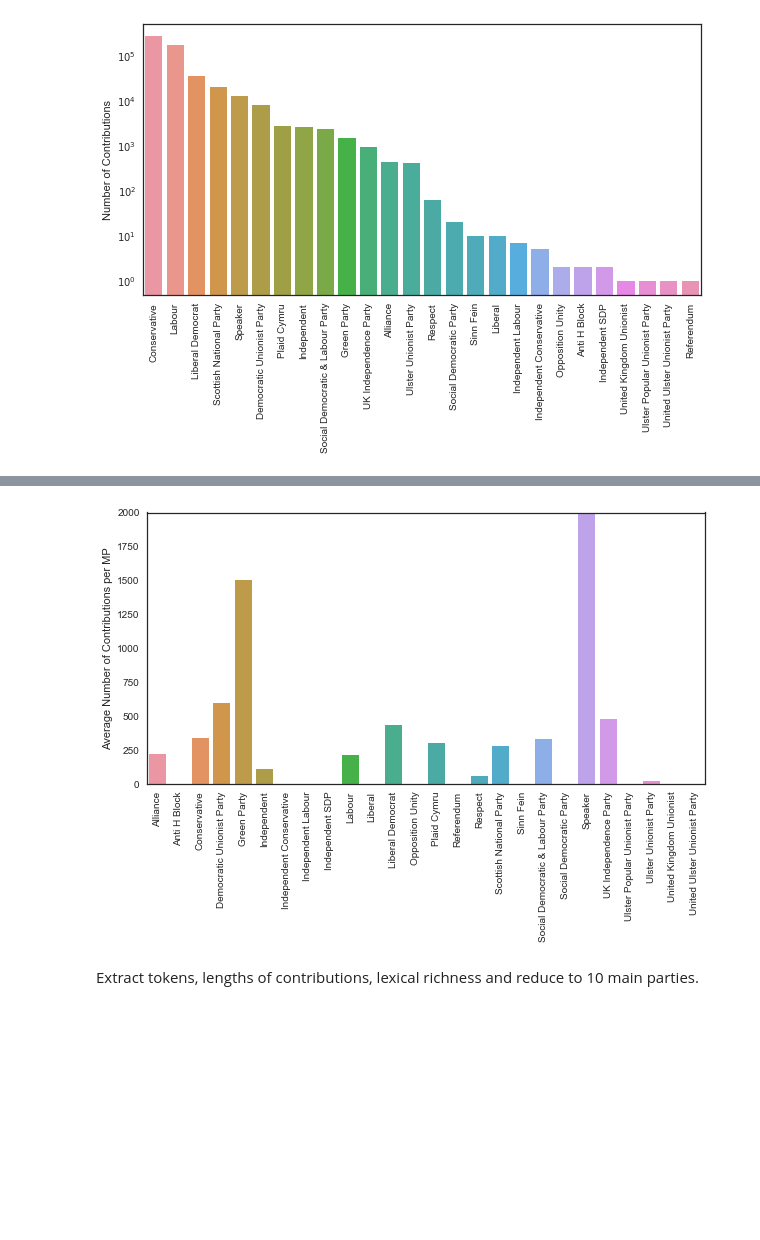
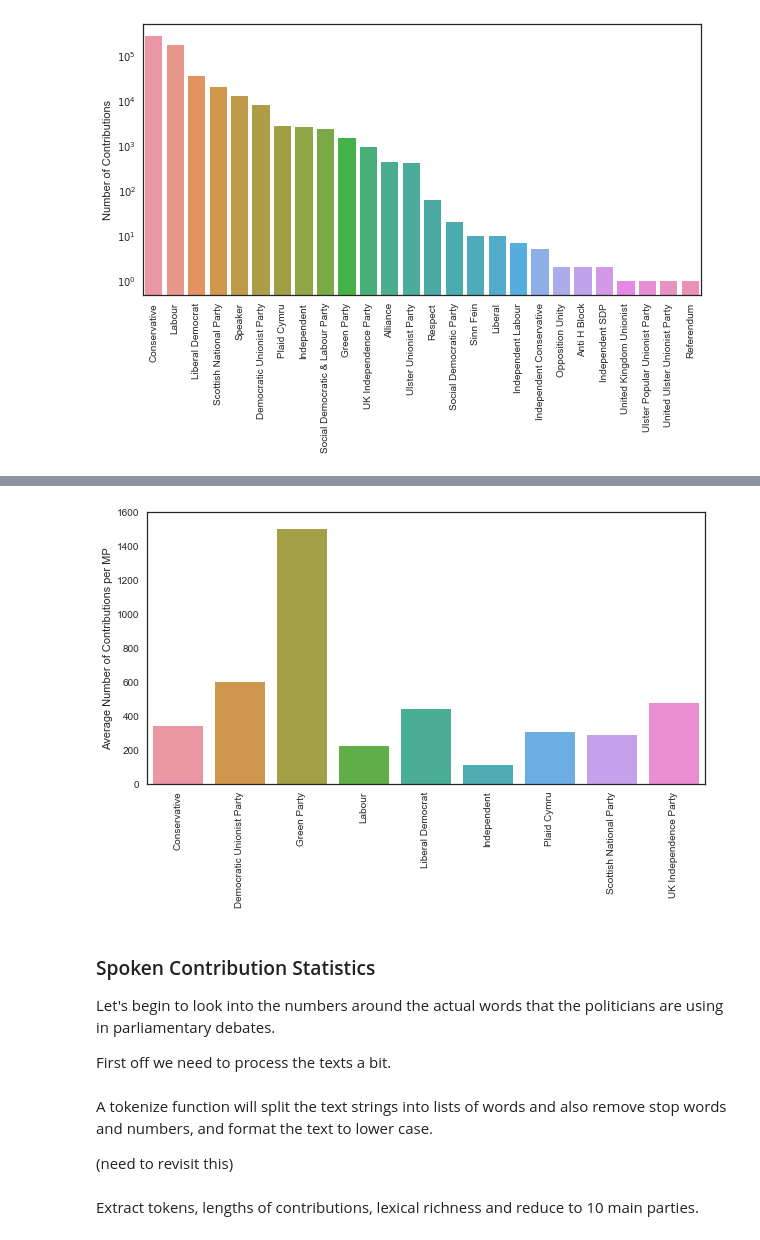
Before and after one commit to georgerichardson/hansard, a Jupyter notebook: notebooks/exploratory_analysis.ipynb, the cells around one changed output, grey strips where cells are left out. Cells and saved outputs as stored; diff of their text form; code cells hidden in the pictures; blank space fills up the shorter version.

```diff
--- a/notebooks/exploratory_analysis.ipynb
+++ b/notebooks/exploratory_analysis.ipynb
@@ -208,17 +235,27 @@ commons_contributions_parties_per_member = (df_contributions_commons['party'].va
                                             df_commons['party'].value_counts())
 # %%
 ax = plt.figure(figsize=(10,5))
-ax = sns.barplot(x=commons_contributions_parties_per_member.index,
-                 y=commons_contributions_parties_per_member.values)
+ax = sns.barplot(x=commons_contributions_parties_per_member[main_parties].index,
+                 y=commons_contributions_parties_per_member[main_parties].values)
 ax = plt.xticks(rotation=90)
 ax = plt.ylabel('Average Number of Contributions per MP')
-ax= plt.ylim((0,2000))
+ax= plt.ylim((0,1600))
 # %% [output]
-[figure, old version]
+[figure, new version]
+# %% [markdown]
+### Spoken Contribution Statistics
+
+Let's begin to look into the numbers around the actual words that the politicians are using in parliamentary debates.
+
+First off we need to process the texts a bit.
 # %%
 from nltk.corpus import stopwords
 # %%
 stop_words = set(stopwords.words('english'))
+# %% [markdown]
+A tokenize function will split the text strings into lists of words and also remove stop words and numbers, and format the text to lower case.
+
+(need to revisit this)
 # %%
 def tokenize(text, stop_words=stop_words, stop=False):
     tokens = [word.strip(string.punctuation) for word in text.split(" ")]
```
Also changed, not shown: parts of 63 cells of this notebook.
